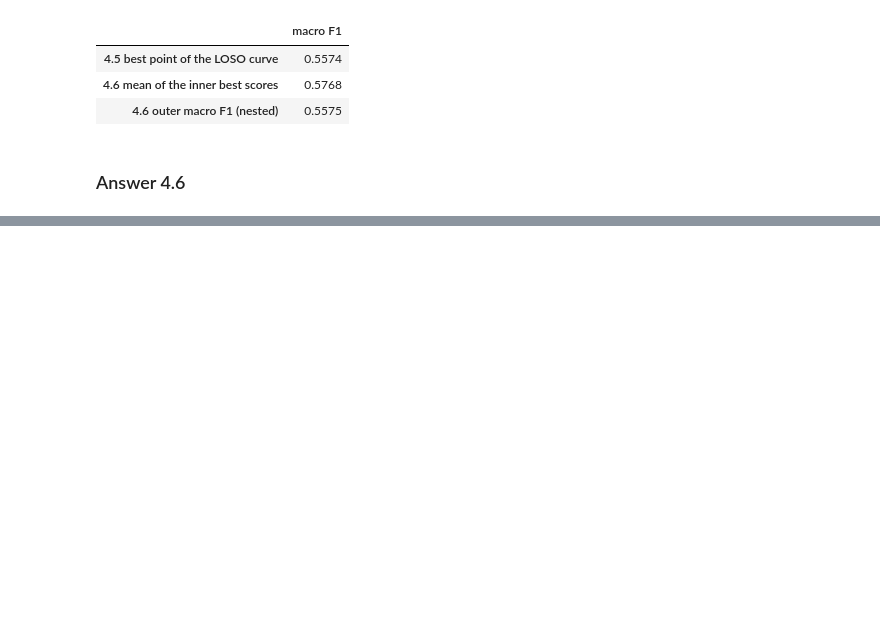
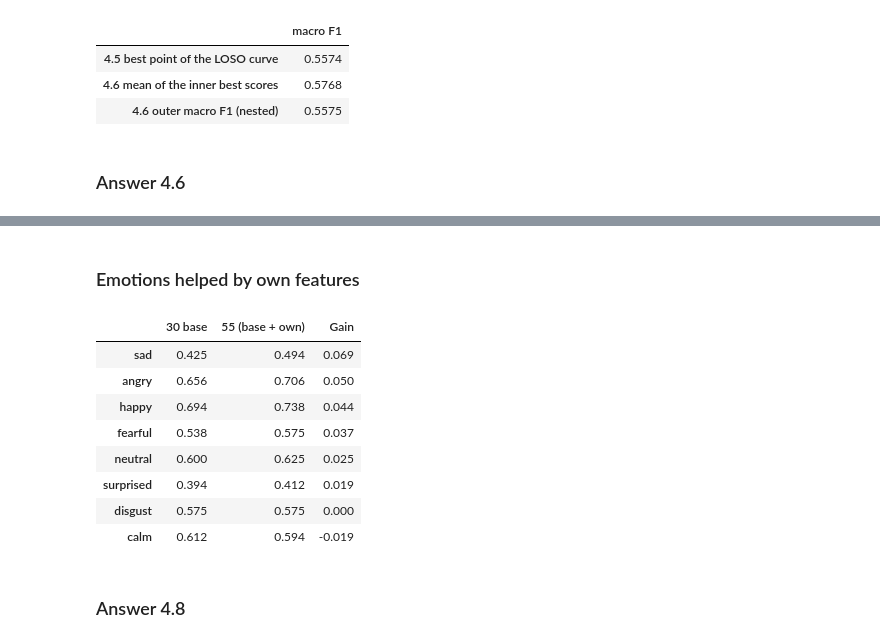
Before and after one commit to migasantunes/Emotion_Recognition, a Jupyter notebook: notebooks/04_evaluation.ipynb, the cells around one changed output, grey strips where cells are left out. Cells and saved outputs as stored; diff of their text form; code cells hidden in the pictures; blank space fills up the shorter version.

```diff
--- a/notebooks/04_evaluation.ipynb
+++ b/notebooks/04_evaluation.ipynb
@@ -452,0 +594,21 @@ From now on, the pipeline will use C = 1, the value chosen most often.
+# %% [markdown]
+### Emotions helped by own features
+# %%
+recall_features = pd.DataFrame({
+    "30 base": recall_score(predictions_nested_base["y_true"], predictions_nested_base["y_pred"], labels=np.unique(y), average=None),
+    "55 (base + own)": recall_score(predictions_nested_group["y_true"], predictions_nested_group["y_pred"], labels=np.unique(y), average=None)},
+    index=labels_names)
+recall_features["Gain"] = recall_features["55 (base + own)"] - recall_features["30 base"]
+recall_features.sort_values("Gain", ascending=False).round(3)
+# %% [output]
+|  | 30 base | 55 (base + own) | Gain |
+| sad | 0.425 | 0.494 | 0.069 |
+| angry | 0.656 | 0.706 | 0.050 |
+| happy | 0.694 | 0.738 | 0.044 |
+| fearful | 0.538 | 0.575 | 0.037 |
+| neutral | 0.600 | 0.625 | 0.025 |
+| surprised | 0.394 | 0.412 | 0.019 |
+| disgust | 0.575 | 0.575 | 0.000 |
+| calm | 0.612 | 0.594 | -0.019 |
+# %% [markdown]
+### Answer 4.8
```
Also changed, not shown: parts of 22 cells of this notebook, 1 other file.
